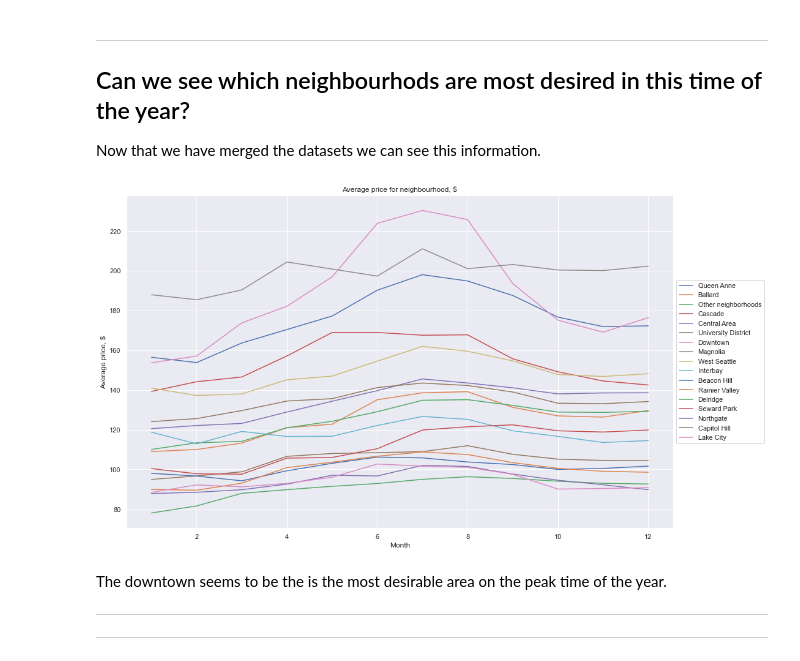
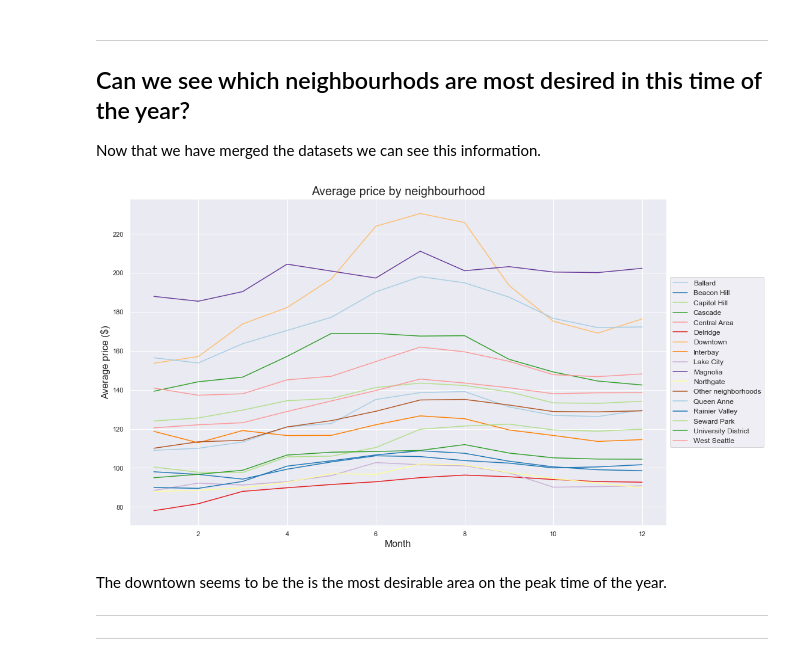
Before and after one commit to marceloestevam/Project1_SeattleAirBnb_data, a Jupyter notebook: 1st_project_nanodegree.ipynb, the cells around one changed output. Saved outputs shown, nothing was run; the diff lists cells and outputs as text; code cells hidden in the pictures.

```diff
--- a/1st_project_nanodegree.ipynb
+++ b/1st_project_nanodegree.ipynb
@@ -572,20 +595,4 @@ def parse_money_columns(data, columns):
 # %%
-# From Data Understanding, we can remove the columns 'license' and 'square_feet',
-# since both have more than 80% of missing values
-
-# We will drop columns 'monthly_price', 'weekly_price', 'security_deposit' and 'notes'
-# because these have more than 40% of missing values and it might lead to overfitting our machine learning model.
-
-# We also will drop columns with irrelevant information, such as urls.
-# Since we are only analysing data from Seattle, columns such as city, state and country are also irrelevant
-# Using the assumption made above, we are not going to use exact location, instead we are going to use only
-# neighbourhood_cleansed.
-# So we will also drop latitude and longitude columns.
-
-# For now we are not evaluating the actual text written in columns such as listing summary, space, description.
-# We rather can evaluate whether its presence affects in price.
-# Columns such as name, seems to be obligatory in form, and he have no listing missing name. Since we are not doing a NLP
-# analysis of the names, this coluns has no important information for this analysis.
 irrelevant_columns = ['name',
                       'license',
                       'square_feet',
@@ -631,7 +638,9 @@ irrelevant_columns = ['name',
                       'neighbourhood_cleansed',
                       'host_neighbourhood',
                       'first_review',
-                      'last_review'
+                      'last_review',
+                      'extra_people',
+                      'cleaning_fee'
                      ]
 
 listings_df_cleansed = listings_df.drop(columns=irrelevant_columns)
@@ -764,10 +773,9 @@ listings_df_cleansed = result.drop(columns=['amenities'])
 In the `listings_df`, columns with price values are listed as strings. Let transform them in number values.
 # %%
 # Convert price to number and drop the price_x column
-columns_to_parse=['cleaning_fee',
+columns_to_parse=[
                  'host_acceptance_rate',
-                 'host_response_rate',
-                 'extra_people'
+                 'host_response_rate'
                  ]
 listings_df_cleansed = clean_string_column(listings_df_cleansed, columns_to_parse)
 
@@ -912,34 +914,36 @@ fig.savefig('correlations.png')
 Now that we have merged the datasets we can see this information.
 # %%
 #get list of neighbourhoods
-neighbourhoods = df_merged['neighbourhood_group_cleansed'].unique()
+neighbourhoods_list = np.sort(df_merged['neighbourhood_group_cleansed'].unique())
 
 #get prices by month and neighbourhood
 price_by_month_neighbourhood = df_merged.groupby(['month','neighbourhood_group_cleansed']).mean().reset_index()
 
 #plot prices for each neighbourhood
 fig = plt.figure(figsize=(20,10))
 ax = plt.subplot(111)
-sns.set_style("whitegrid")
 
-for neighbourhood in neighbourhoods:
+colors = sns.color_palette("Paired", len(neighbourhoods_list)*2)
+
+for index, neighbourhood in enumerate(neighbourhoods_list):
     ax.plot(price_by_month_neighbourhood[price_by_month_neighbourhood['neighbourhood_group_cleansed'] == neighbourhood]['month'],
              price_by_month_neighbourhood[price_by_month_neighbourhood['neighbourhood_group_cleansed'] == neighbourhood]['price'],
-             label = neighbourhood)
+             label = neighbourhood, color=colors[index])
 
 box = ax.get_position()
 ax.set_position([box.x0, box.y0, box.width * 0.8, box.height])
-ax.legend(loc='center left', bbox_to_anchor=(1, 0.5))
+ax.legend(loc='center left', bbox_to_anchor=(1, 0.5), fontsize=12)
 
-plt.ylabel('Average price, $')
-plt.xlabel('Month')
-plt.title('Average price for neighbourhood, $')
+plt.ylabel('Average price ($)', fontsize=16)
+plt.xlabel('Month', fontsize=16)
+plt.title('Average price by neighbourhood', fontsize=20)
 
-plt.savefig('average price for neighbourhood')
+sns.set_style("whitegrid")
+plt.savefig('average_price_by_neighbourhood.png')
 
 plt.show()
 # %% [output]
-[figure, old version]
+[figure, new version]
 # %% [markdown]
 The downtown seems to be the is the most desirable area on the peak time of the year.
 
```
Also changed, not shown: parts of 17 cells of this notebook, 8 other files.
